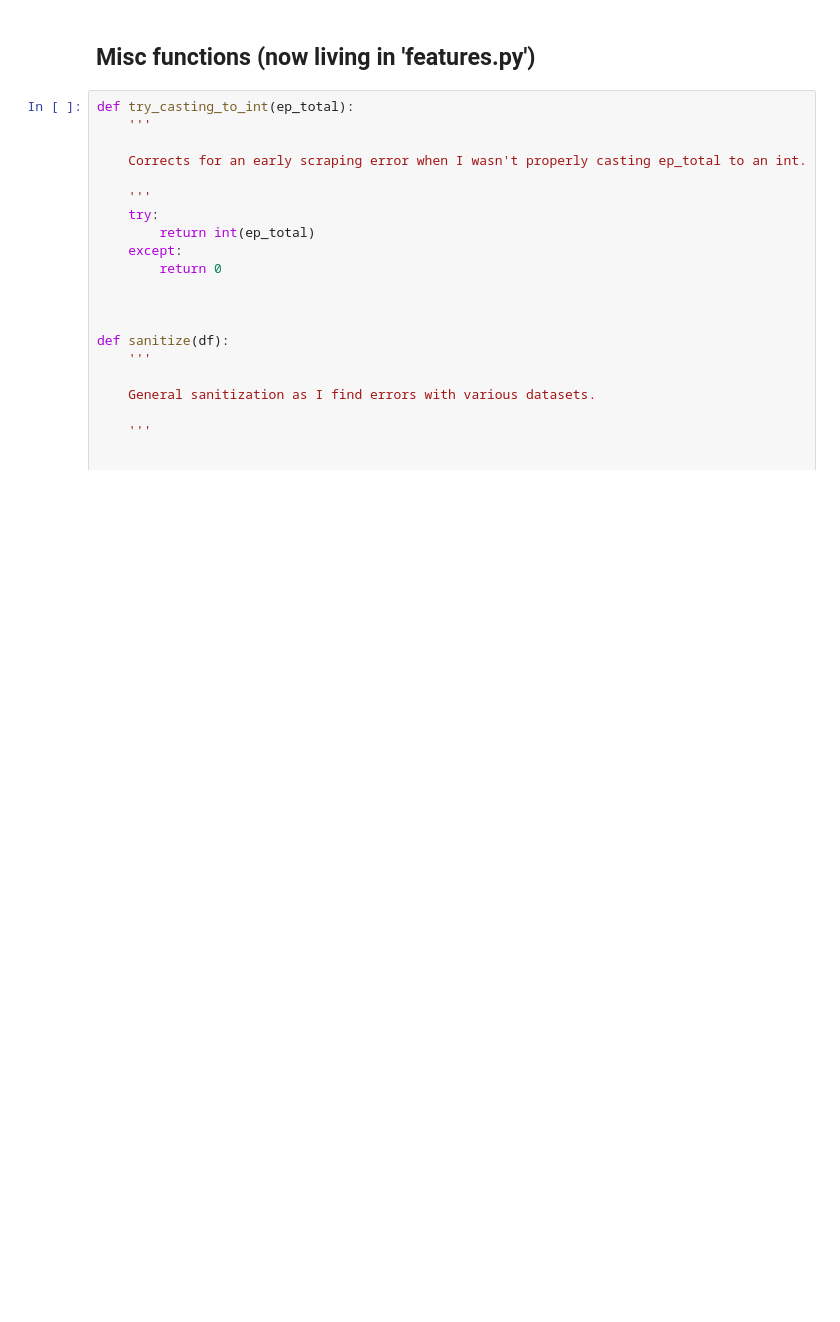
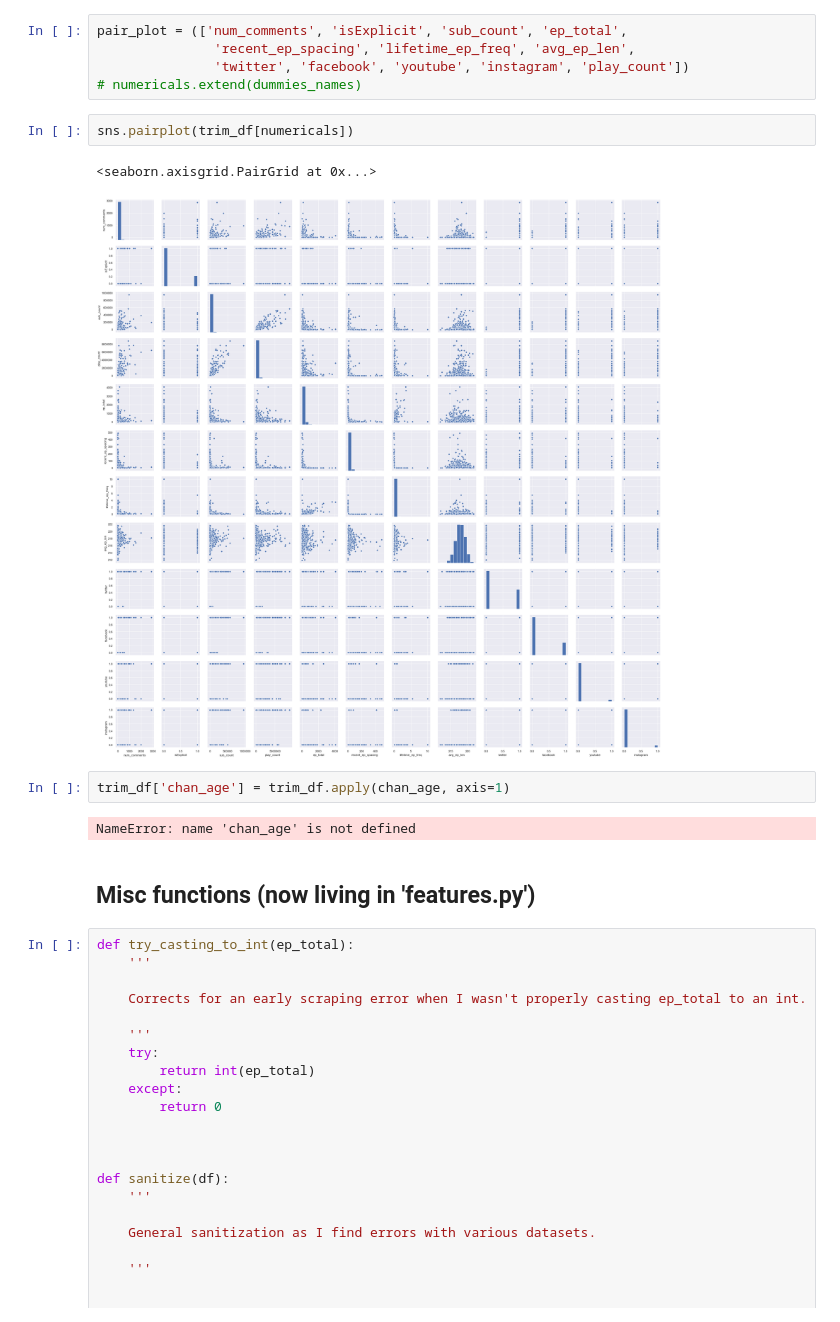
Before and after one commit to thomkav/regression-podcast-popularity, a Jupyter notebook: notebooks/eda.ipynb, the cells around one changed output. Cells and saved outputs as stored; diff of their text form; blank space fills up the shorter version.

```diff
--- a/notebooks/eda.ipynb
+++ b/notebooks/eda.ipynb
@@ -116,3 +348,17 @@ dtype: object
+# %%
+pair_plot = (['num_comments', 'isExplicit', 'sub_count', 'ep_total',
+               'recent_ep_spacing', 'lifetime_ep_freq', 'avg_ep_len',
+               'twitter', 'facebook', 'youtube', 'instagram', 'play_count'])
+# numericals.extend(dummies_names)
+# %%
+sns.pairplot(trim_df[numericals])
+# %% [output]
+<seaborn.axisgrid.PairGrid at 0x...>
+[figure, added]
+# %%
+trim_df['chan_age'] = trim_df.apply(chan_age, axis=1)
+# %% [output]
+NameError: name 'chan_age' is not defined
 # %% [markdown]
 ## Misc functions (now living in 'features.py')
 # %%
```
Also changed, not shown: parts of 52 cells of this notebook, 2 other files.
